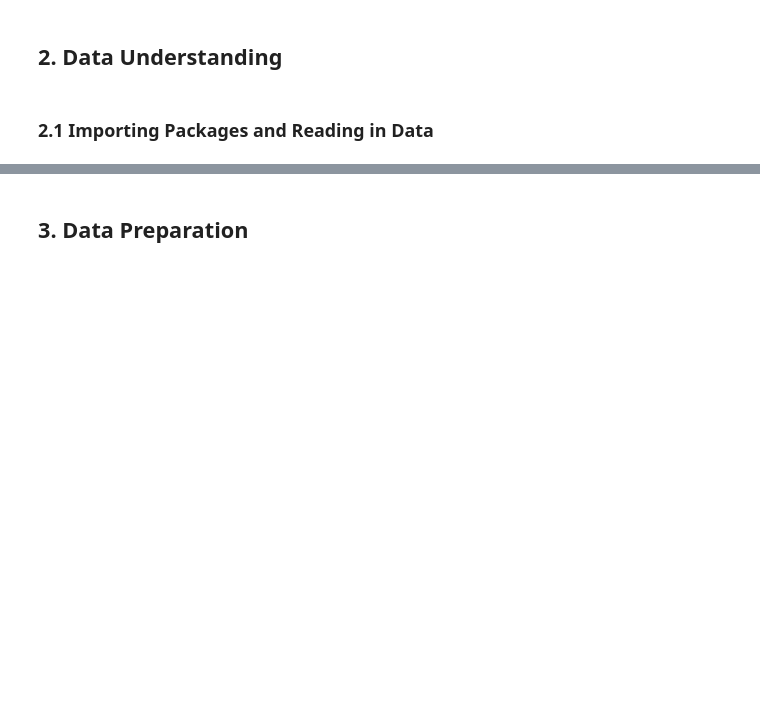
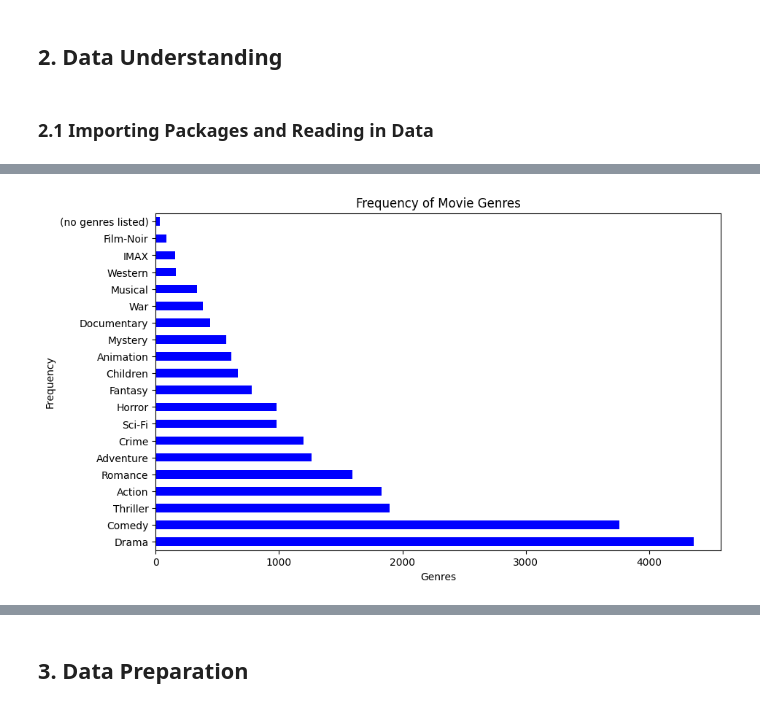
Before and after one commit to ckucewicz/movie_recommendation_system, a Jupyter notebook: notebook.ipynb, the cells around one changed output, grey strips where cells are left out. Drawn from its saved outputs; the diff is of its cells as text; code cells hidden in the pictures; blank space fills up the shorter version.

```diff
--- a/notebook.ipynb
+++ b/notebook.ipynb
@@ -67,0 +81,3 @@
+# %%
+movies = pd.read_csv('data/movies.csv')
+movies.head()
@@ -67,0 +121,9 @@
+# %%
+# Split genres into separate values, and flatten the list
+all_genres = movies['genres'].str.split('|', expand=True).stack()
+
+# Count the occurrences of each genre
+genre_counts = all_genres.value_counts()
+
+# Print the genre counts
+print(genre_counts)
@@ -67,0 +148,10 @@
+# %%
+# Plot bar graph of genres
+plt.figure(figsize=(10, 6))
+genre_counts.plot(kind='barh', color='blue')
+plt.title('Frequency of Movie Genres')
+plt.xlabel('Genres')
+plt.ylabel('Frequency')
+plt.show()
+# %% [output]
+[figure, added]
```
Also changed, not shown: parts of 19 cells of this notebook.
